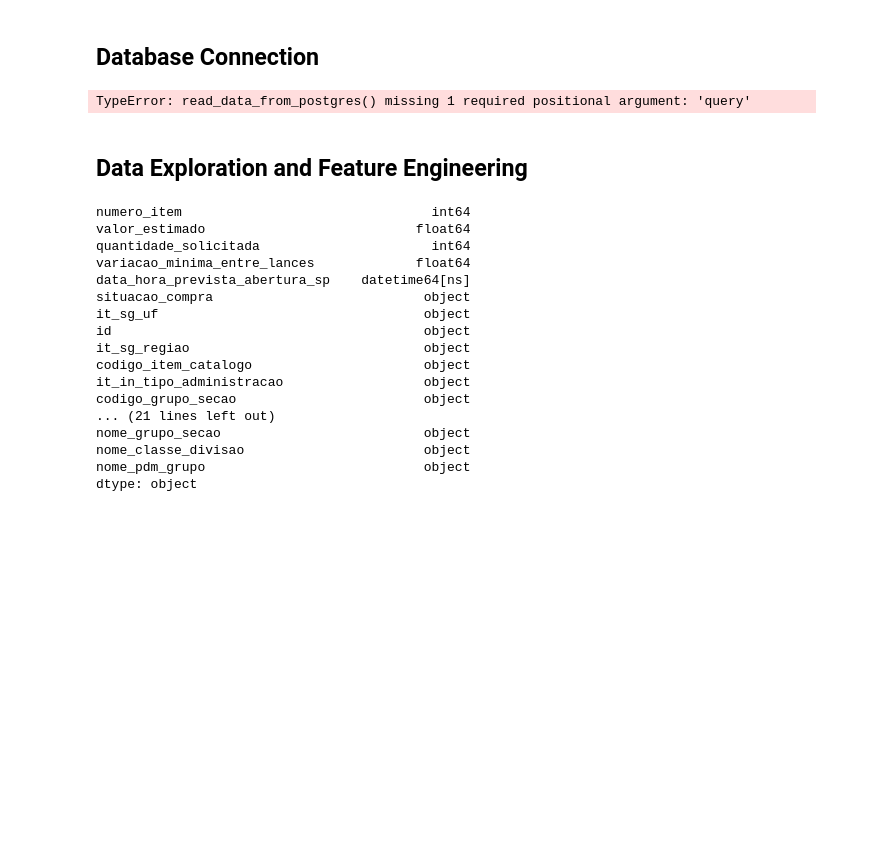
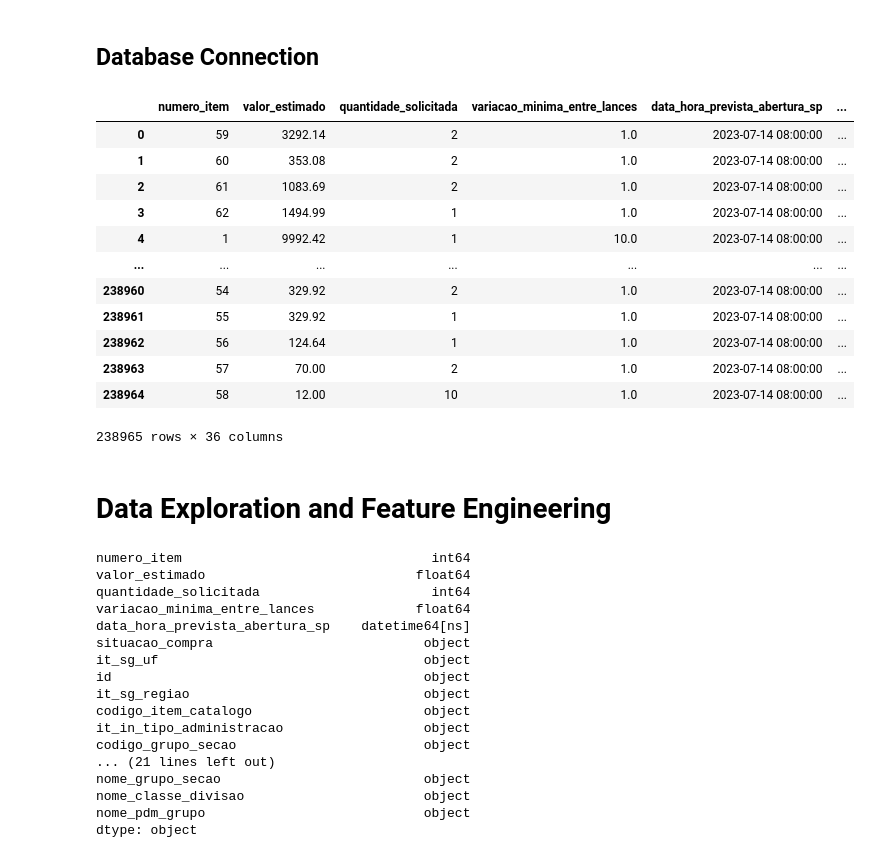
Before and after one commit to hugosouto/comprasgov-poc-item-deserto, a Jupyter notebook: comprasgov-poc-item-deserto.ipynb, the cells around one changed output. Saved outputs shown, nothing was run; the diff lists cells and outputs as text; code cells hidden in the pictures; blank space fills up the shorter version.

```diff
--- a/comprasgov-poc-item-deserto.ipynb
+++ b/comprasgov-poc-item-deserto.ipynb
@@ -35,23 +36,37 @@ from sql.comprasgov_poc_item_deserto_sql import (train_sql_query, test_sql_query
 # %%
 # Database Connection Function
 def read_data_from_postgres(query):
     try:
         engine = create_engine(f'postgresql://{dbname}:{password}@{host}:{port}/{database}')
         df = pd.read_sql_query(query, engine)
 
     except Exception as e:
         print("An error occurred:", e)
 
     return df
 
 # Test Connection
-df = read_data_from_postgres()
+df = read_data_from_postgres(full_sql_query)
+# df = read_data_from_postgres(train_sql_query)
+# df = read_data_from_postgres(test_sql_query)
 df_copy = df.copy()
 df
 # %% [output]
+|  | numero_item | valor_estimado | quantidade_solicitada | variacao_minima_entre_lances | data_hora_prevista_abertura_sp | ... |
+| 0 | 59 | 3292.14 | 2 | 1.0 | 2023-07-14 08:00:00 | ... |
+| 1 | 60 | 353.08 | 2 | 1.0 | 2023-07-14 08:00:00 | ... |
+| 2 | 61 | 1083.69 | 2 | 1.0 | 2023-07-14 08:00:00 | ... |
+| 3 | 62 | 1494.99 | 1 | 1.0 | 2023-07-14 08:00:00 | ... |
+| 4 | 1 | 9992.42 | 1 | 10.0 | 2023-07-14 08:00:00 | ... |
+| ... | ... | ... | ... | ... | ... | ... |
+| 238960 | 54 | 329.92 | 2 | 1.0 | 2023-07-14 08:00:00 | ... |
+| 238961 | 55 | 329.92 | 1 | 1.0 | 2023-07-14 08:00:00 | ... |
+| 238962 | 56 | 124.64 | 1 | 1.0 | 2023-07-14 08:00:00 | ... |
+| 238963 | 57 | 70.00 | 2 | 1.0 | 2023-07-14 08:00:00 | ... |
+| 238964 | 58 | 12.00 | 10 | 1.0 | 2023-07-14 08:00:00 | ... |
-TypeError: read_data_from_postgres() missing 1 required positional argument: 'query'
+238965 rows × 36 columns
 # %% [markdown]
-## Data Exploration and Feature Engineering
+# Data Exploration and Feature Engineering
 # %%
 # Describe columns types
 df.dtypes
```
Also changed, not shown: parts of 12 cells of this notebook, 2 other files.
